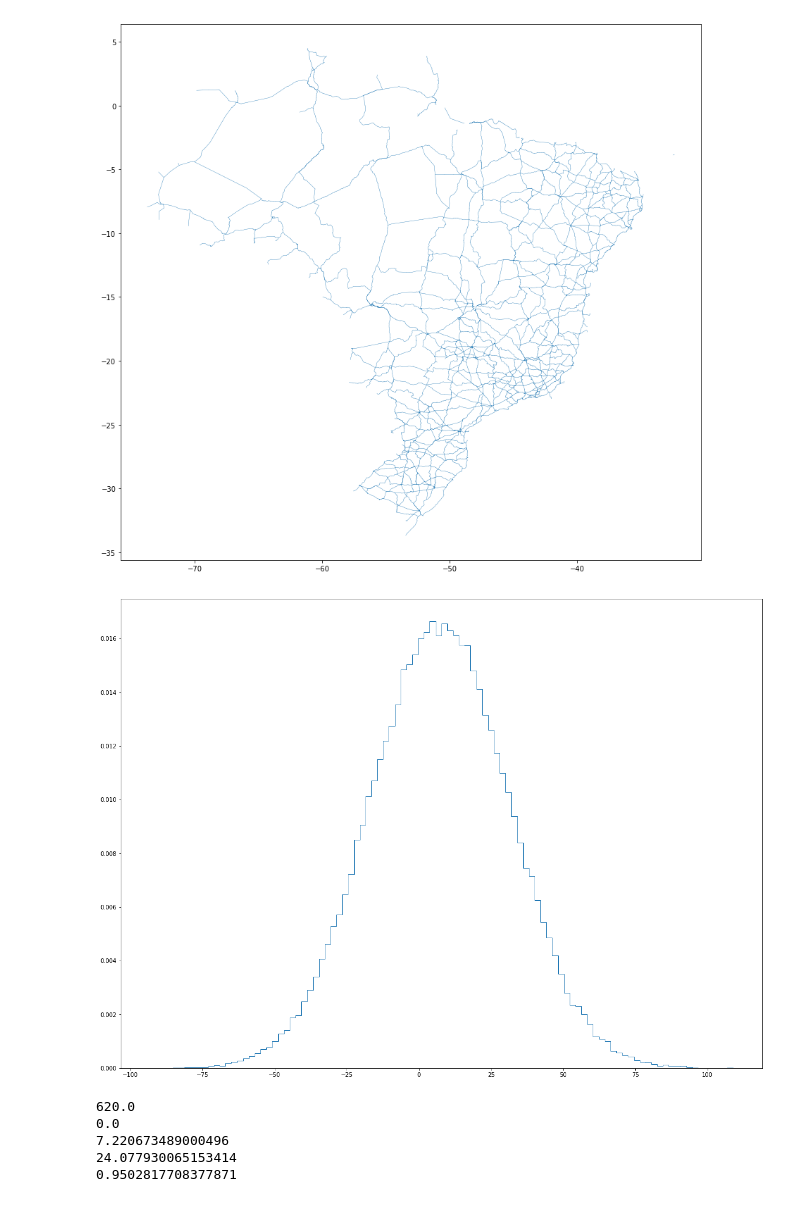
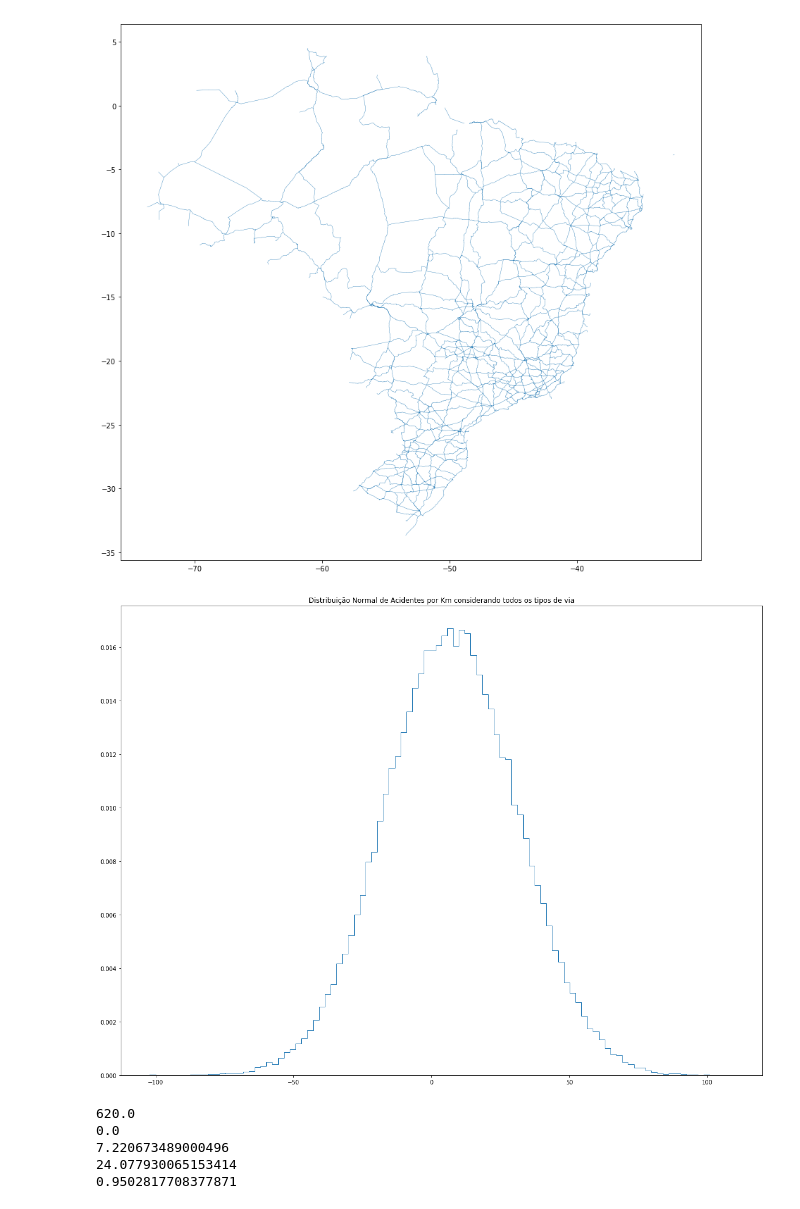
Before and after one commit to gwerle/analise_infraestrutura_viaria, a Jupyter notebook: data_visualization.ipynb, the cells around one changed output. Saved outputs shown, nothing was run; the diff lists cells and outputs as text; code cells hidden in the pictures.

```diff
--- a/data_visualization.ipynb
+++ b/data_visualization.ipynb
@@ -70,33 +69,28 @@ buffer_estradas.plot(figsize=(16,14))
 <Figure size 1440x1080 with 0 Axes>
 [figure]
 # %%
-#acidentes a cada 10km para os dois anos
-#calcular -2omega e +2omega para se verificar o intervalo de confiança (95%)
-#mostrar casos de sucesso e casos de falha
-#classificar mapa coroplético com o número de acidentes no folium
-#identificar correlação dos acidentes com o campo ds_legenda (informa se estrada é duplicada ou não etc)
-
 estradas = gpd.read_file('DNIT_Rodovias_cont.geojson')
 estradas.loc[estradas['ds_legenda'] == 'Duplicada','coef_seg_inf'] = 10
 estradas.loc[estradas['ds_legenda'] == 'Pavimentada','coef_seg_inf'] = 30
 estradas.loc[estradas['ds_legenda'] == 'Em obra de Duplicação','coef_seg_inf'] = 30
 estradas.loc[estradas['ds_legenda'] == 'Planejada','coef_seg_inf'] = 50
 estradas.loc[estradas['ds_legenda'] == 'Em obra de Pavimentação','coef_seg_inf'] = 60
 estradas.loc[estradas['ds_legenda'] == 'Implantada','coef_seg_inf'] = 60
 estradas.loc[estradas['ds_legenda'] == 'Leito Natural','coef_seg_inf'] = 100
 estradas.loc[estradas['ds_legenda'] == 'Travessia','coef_seg_inf'] = 100
 
 estradas['acidentes_por_km'] = estradas['Acidentes_no_segmento'] / estradas['vl_extensa']
 
 mu = np.mean(estradas['acidentes_por_km'])
 variance = np.var(estradas['acidentes_por_km'])
 sigma = np.sqrt(variance)
 samples_std1 = np.random.normal(mu, sigma, size=100000)
 plt.figure(figsize=(20,15))
 _ = plt.hist(samples_std1, bins=100, density=True, histtype='step')
+plt.title('Distribuição Normal de Acidentes por Km considerando todos os tipos de via')
 plt.show()
 # %% [output]
-[figure, old version]
+[figure, new version]
 # %%
 print(max(estradas['acidentes_por_km']))
 print(min(estradas['acidentes_por_km']))
```
Also changed, not shown: parts of 11 cells of this notebook.
